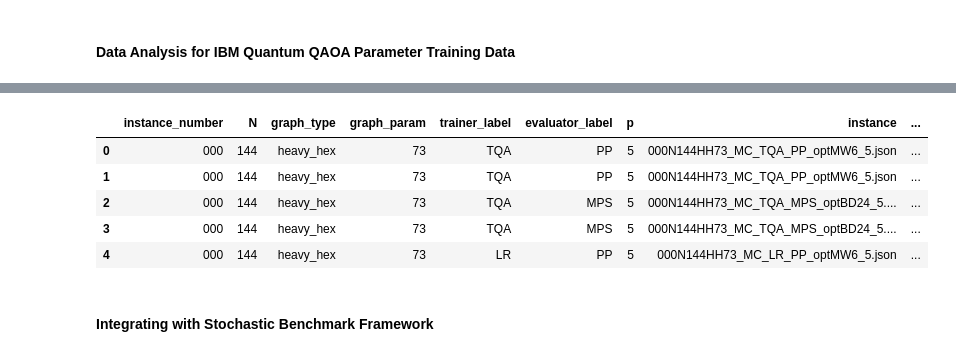
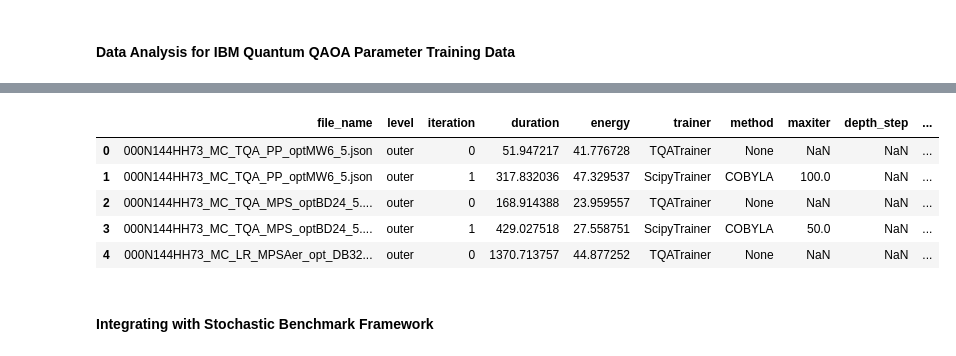
Before and after one commit to bernalde/stochastic-benchmark, a Jupyter notebook: examples/IBM_QAOA/notebooks/Analysis.ipynb, the cells around one changed output, grey strips where cells are left out. Drawn from its saved outputs; the diff is of its cells as text; code cells hidden in the pictures.

Commit message:
Cleaned and up to date notebooks, processing files and README.md

```diff
--- a/examples/IBM_QAOA/notebooks/Analysis.ipynb
+++ b/examples/IBM_QAOA/notebooks/Analysis.ipynb
@@ -152,0 +154,4 @@ display(df_hardware.head())
+# %%
+# Extract bitstrings
+df_samples = counts_to_samples_df(df_hardware)
+display(df_samples.head())
@@ -171,7 +245,7 @@ all_data_dicts_training = []
 
 for obj in all_instances_data_training:
     data_dict_training = {
-        "instance_name": obj.instance_name,
+        "file_name": obj.file_name,
         "pre_processing_time": obj.pre_processing_time,
         "pre_processor_name": obj.pre_processor_name,
         "train_duration_per_iter": obj.train_duration_per_iter,
@@ -226,10 +268,9 @@ Name: 40, dtype: object
 # %%
-# This cell basically cleans up the DataFrame from a nested structure to a flat structure for better analysis
-
+# This cell basically converts the DataFrame from a nested structure to a flat structure for better analysis
 flat_rows = []
 
 for _, row in df_training.iterrows():
-    inst = row["instance_name"]
+    file = row["file_name"]
 
     outer_dur = row["train_duration_per_iter"]
     outer_eng = row["expected_energy_per_iter"]
@@ -249,7 +290,7 @@ for _, row in df_training.iterrows():
         opts = min_args.get("options") if isinstance(min_args.get("options"), dict) else {}
 
         flat_rows.append({
-            "instance": inst,
+            "file_name": file,
             "level": "outer",
             "iteration": i,
             "duration": outer_dur[i] if i < len(outer_dur) else np.nan,
@@ -260,7 +301,7 @@ for _, row in df_training.iterrows():
             "depth_step": np.nan,
         })
 
-        # ----- inner -----
+        # nested lists
         dur_i   = inner_dur[i]   if isinstance(inner_dur, list)   and i < len(inner_dur)   and isinstance(inner_dur[i], list)   else []
         eng_i   = inner_eng[i]   if isinstance(inner_eng, list)   and i < len(inner_eng)   and isinstance(inner_eng[i], list)   else []
         trn_i   = inner_trn[i]   if isinstance(inner_trn, list)   and i < len(inner_trn)   and isinstance(inner_trn[i], list)   else []
@@ -272,7 +313,7 @@ for _, row in df_training.iterrows():
             opts2 = min_args2.get("options") if isinstance(min_args2.get("options"), dict) else {}
 
             flat_rows.append({
-                "instance": inst,
+                "file_name": file,
                 "level": "inner",
                 "iteration": i,
                 "depth_step": depth,
@@ -289,27 +330,23 @@ df_flat = pd.DataFrame(flat_rows)
 approximation_ratio_training = []
 
 for _, row in df_flat.iterrows():
-    instance_name = row["instance"]
+    file_name = row["file_name"]
     energy = row["energy"]
-    instance = instance_name[:3]
-    if instance not in minmax_cache:
-        minmax_instance_path = get_minmax(minmax_path, graph_type, instance, num_nodes) # Extract specific minmax_instance path
-        minmax_cache[instance] = extract_minmax_args(minmax_instance_path) # Cache args for the speciic instance
-    min_cut, max_cut, sum_weights = minmax_cache[instance] # Extract minmax args for the specific instance
+    instance_number = file_name[:3]
+    if instance_number not in minmax_cache:
+        minmax_instance_path = get_minmax(minmax_path, graph_type, instance_number, num_nodes) # Extract specific minmax_instance path
+        minmax_cache[instance_number] = extract_minmax_args(minmax_instance_path) # Cache args for the speciic instance
+    min_cut, max_cut, sum_weights = minmax_cache[instance_number] # Extract minmax args for the specific instance
     approximation_ratio_training.append(maxcut_approximation_ratio(min_cut, max_cut, sum_weights, energy)) # Evlaute approximation ratio for that row
 df_flat["approximation_ratio"] = approximation_ratio_training
 # %%
-# Extract instance specific details
-parsed_cols = df_flat["instance"].apply(parse_instance_name)
-df_flat = pd.concat([parsed_cols, df_flat], axis=1)
-
 display(df_flat.head())
 # %% [output]
-|  | instance_number | N | graph_type | graph_param | trainer_label | evaluator_label | p | instance | ... |
-| 0 | 000 | 144 | heavy_hex | 73 | TQA | PP | 5 | 000N144HH73_MC_TQA_PP_optMW6_5.json | ... |
-| 1 | 000 | 144 | heavy_hex | 73 | TQA | PP | 5 | 000N144HH73_MC_TQA_PP_optMW6_5.json | ... |
-| 2 | 000 | 144 | heavy_hex | 73 | TQA | MPS | 5 | 000N144HH73_MC_TQA_MPS_optBD24_5.... | ... |
-| 3 | 000 | 144 | heavy_hex | 73 | TQA | MPS | 5 | 000N144HH73_MC_TQA_MPS_optBD24_5.... | ... |
-| 4 | 000 | 144 | heavy_hex | 73 | LR | PP | 5 | 000N144HH73_MC_LR_PP_optMW6_5.json | ... |
+|  | file_name | level | iteration | duration | energy | trainer | method | maxiter | depth_step | ... |
+| 0 | 000N144HH73_MC_TQA_PP_optMW6_5.json | outer | 0 | 51.947217 | 41.776728 | TQATrainer | None | NaN | NaN | ... |
+| 1 | 000N144HH73_MC_TQA_PP_optMW6_5.json | outer | 1 | 317.832036 | 47.329537 | ScipyTrainer | COBYLA | 100.0 | NaN | ... |
+| 2 | 000N144HH73_MC_TQA_MPS_optBD24_5.... | outer | 0 | 168.914388 | 23.959557 | TQATrainer | None | NaN | NaN | ... |
+| 3 | 000N144HH73_MC_TQA_MPS_optBD24_5.... | outer | 1 | 429.027518 | 27.558751 | ScipyTrainer | COBYLA | 50.0 | NaN | ... |
+| 4 | 000N144HH73_MC_LR_MPSAer_opt_DB32... | outer | 0 | 1370.713757 | 44.877252 | TQATrainer | None | NaN | NaN | ... |
 # %% [markdown]
 #### Integrating with Stochastic Benchmark Framework ####
```
Also changed, not shown: parts of 19 cells of this notebook, 6 other files.
